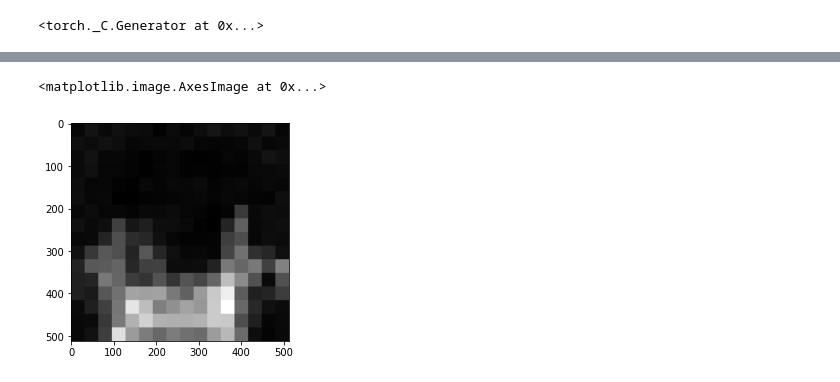
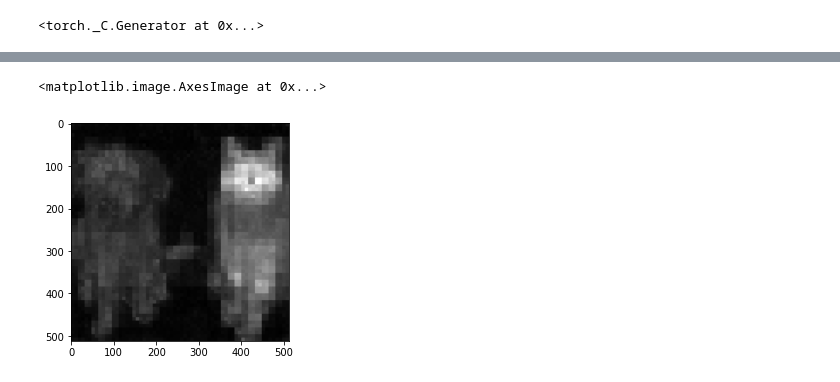
Before and after one commit to wlaud1001/SD_useful, a Jupyter notebook: Attention.ipynb, the cells around one changed output, grey strips where cells are left out. Cells and saved outputs as stored; diff of their text form; code cells hidden in the pictures.

```diff
--- a/Attention.ipynb
+++ b/Attention.ipynb
@@ -127,15 +129,16 @@ class AttnMap():
         self.self_attnmap_per_i[i] = self_attnmap_list
 
     def get_average_attnmap(self, step_idx, token_idx, img_idx, type='cross'):
-        n_imgs = len(self.cross_attnmap_per_i[step_idx]) // 2
+        n_imgs = len(self.cross_attnmap_per_i[step_idx][0]) // 2
         if type == 'cross':
-            attnmaps = self.cross_attnmap_per_i[step_idx][n_imgs+img_idx]
+            attnmaps = self.cross_attnmap_per_i[step_idx]
         elif type == 'self':
-            attnmaps = self.self_attnmap_per_i[step_idx][n_imgs+img_idx]
+            attnmaps = self.self_attnmap_per_i[step_idx]
 
         attnmap_list = []
         for attnmap in attnmaps:
             res = int(np.sqrt(attnmap.shape[-2]))
+            attnmap = attnmap[n_imgs+img_idx]
             attnmap = torch.index_select(attnmap, -1, torch.tensor(token_idx)).mean(0).squeeze().view(1, 1, res, res).float()
             attnmap = F.interpolate(attnmap, size=(512, 512), mode="nearest").squeeze()
             attnmap_list.append(attnmap)
@@ -164,7 +167,7 @@ class AttnMap():
 # %%
 # Generate images
 
-prompt = "a photo of dog in a bucket" #@param {type:"string"}
+prompt = "a dog and a cat" #@param {type:"string"}
 negative_prompt = "" #@param {type:"string"}
 num_samples = 4 #@param {type:"number"}
 guidance_scale = 7.5 #@param {type:"number"}
@@ -173,6 +176,11 @@ height = 512 #@param {type:"number"}
 width = 512 #@param {type:"number"}
 callback_steps = 12
 attnmap = AttnMap()
+
+#@markdown Can set random seed here for reproducibility.
+g_cuda = torch.Generator(device=device)
+seed = 10 #@param {type:"number"}
+g_cuda.manual_seed(seed)
 
 with autocast("cuda"), torch.inference_mode():
     images = pipe(
@@ -201,8 +209,11 @@ for img in images:
 # %%
-img_idx = 0
+import matplotlib.pyplot as plt
+
+img_idx = 1
 
 attention_map = attnmap.get_average_attnmap(
-    token_idx=7 , # bucket
+    token_idx=2 , # bucket
     img_idx=img_idx,
     step_idx=callback_steps
 )
+plt.imshow(attention_map, cmap='gray')
@@ -209,6 +223,11 @@ attention_map = attnmap.get_average_attnmap(
 # %%
-import matplotlib.pyplot as plt
+
+attention_map = attnmap.get_average_attnmap(
+    token_idx=5 , # bucket
+    img_idx=img_idx,
+    step_idx=callback_steps
+)
 plt.imshow(attention_map, cmap='gray')
 # %% [output]
 <matplotlib.image.AxesImage at 0x...>
-[figure, old version]
+[figure, new version]
```
Also changed, not shown: parts of 5 cells of this notebook.
